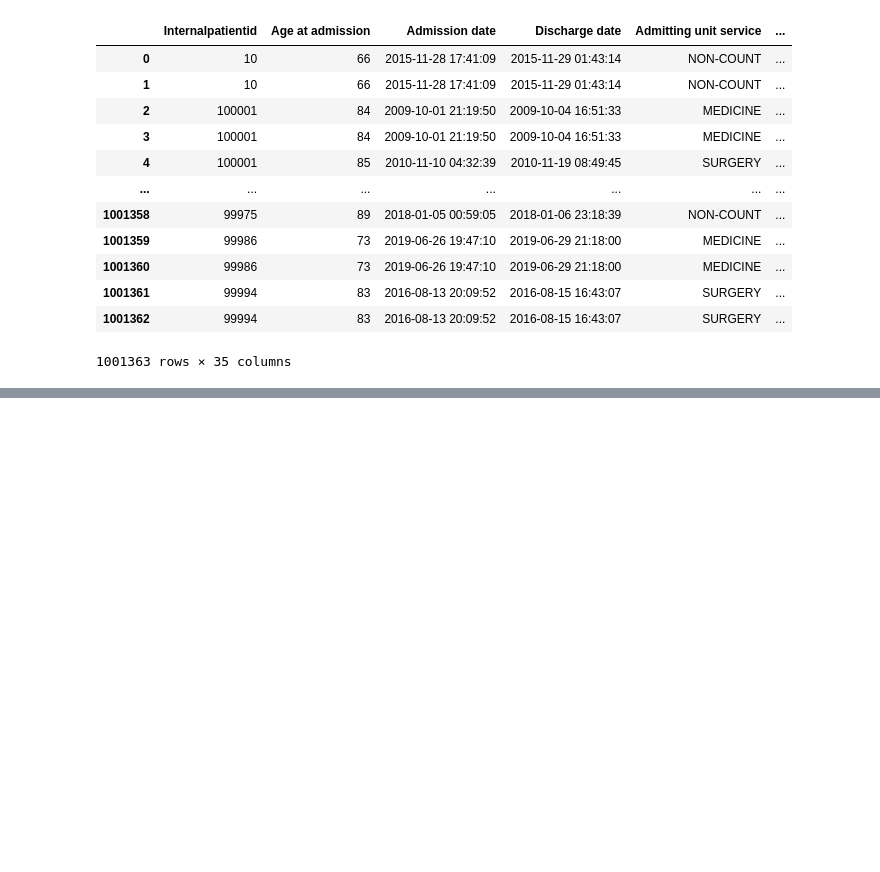
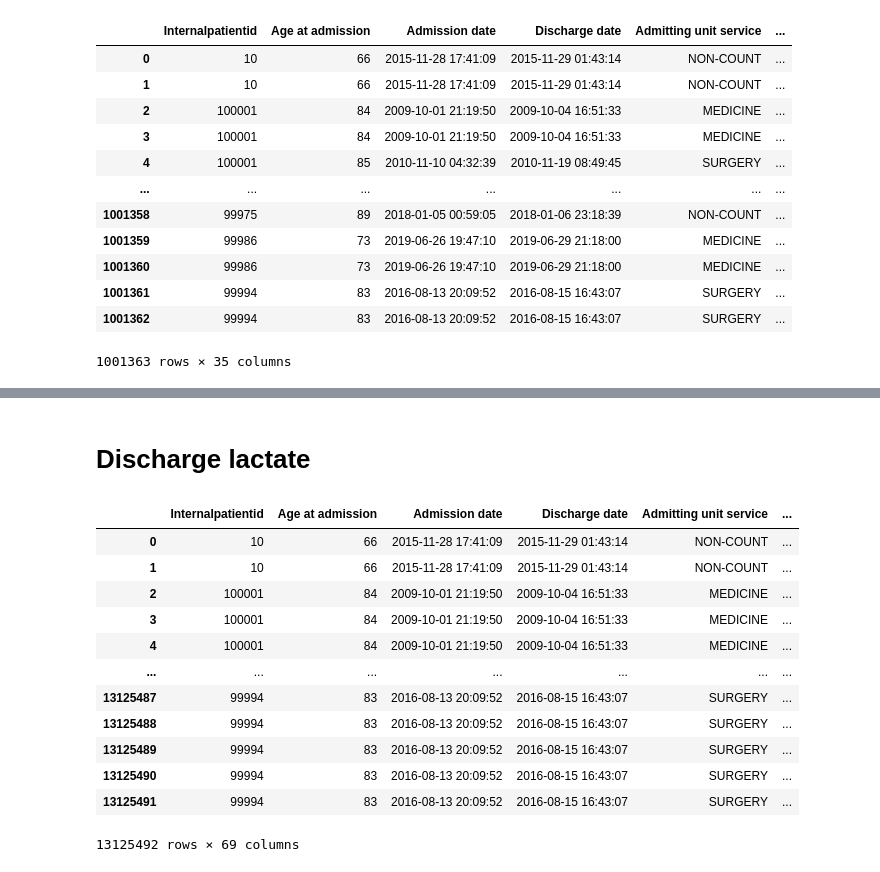
Before and after one commit to victormurcia/VCHAMPS, a Jupyter notebook: VCHAMPS_Gauging_Patient_Sickness_During_Hospitalization.ipynb, the cells around one changed output, grey strips where cells are left out. Cells and saved outputs as stored; diff of their text form; code cells hidden in the pictures; blank space fills up the shorter version.

```diff
--- a/VCHAMPS_Gauging_Patient_Sickness_During_Hospitalization.ipynb
+++ b/VCHAMPS_Gauging_Patient_Sickness_During_Hospitalization.ipynb
@@ -1179,0 +1277,37 @@ inpatient_admissions_df
+# %% [markdown]
+# Discharge lactate
+# %%
+# Step 1: Filter rows with 'desc' entry of 'cr'
+filtered_df = merged_df[merged_df['concept'] == 'lactate']
+
+# Step 2: Find the latest 'Discharge date' for each encounter
+latest_discharge_dates = filtered_df.groupby('Encounter ID')['Discharge date'].max().reset_index()
+
+# Step 3: Find the latest 'Lab test date' up to 24 hours after 'Discharge date' for each encounter
+def find_latest_lab_test(df):
+    max_lab_date = df['Lab test date'].max()
+    max_discharge_date = df['Discharge date'].max()
+    if max_lab_date <= max_discharge_date + timedelta(hours=24):
+        return df.loc[df['Lab test date'] == max_lab_date, 'Result numeric'].iloc[0]
+    return None
+
+discharge_creatinine = filtered_df.groupby('Encounter ID').apply(find_latest_lab_test).reset_index(name='discharge_lactate')
+
+# Merge the 'discharge_creatinine' column back into the original merged_df
+merged_df = pd.merge(merged_df, discharge_creatinine, on='Encounter ID', how='left')
+
+merged_df
+# %% [output]
+|  | Internalpatientid | Age at admission | Admission date | Discharge date | Admitting unit service | ... |
+| 0 | 10 | 66 | 2015-11-28 17:41:09 | 2015-11-29 01:43:14 | NON-COUNT | ... |
+| 1 | 10 | 66 | 2015-11-28 17:41:09 | 2015-11-29 01:43:14 | NON-COUNT | ... |
+| 2 | 100001 | 84 | 2009-10-01 21:19:50 | 2009-10-04 16:51:33 | MEDICINE | ... |
+| 3 | 100001 | 84 | 2009-10-01 21:19:50 | 2009-10-04 16:51:33 | MEDICINE | ... |
+| 4 | 100001 | 84 | 2009-10-01 21:19:50 | 2009-10-04 16:51:33 | MEDICINE | ... |
+| ... | ... | ... | ... | ... | ... | ... |
+| 13125487 | 99994 | 83 | 2016-08-13 20:09:52 | 2016-08-15 16:43:07 | SURGERY | ... |
+| 13125488 | 99994 | 83 | 2016-08-13 20:09:52 | 2016-08-15 16:43:07 | SURGERY | ... |
+| 13125489 | 99994 | 83 | 2016-08-13 20:09:52 | 2016-08-15 16:43:07 | SURGERY | ... |
+| 13125490 | 99994 | 83 | 2016-08-13 20:09:52 | 2016-08-15 16:43:07 | SURGERY | ... |
+| 13125491 | 99994 | 83 | 2016-08-13 20:09:52 | 2016-08-15 16:43:07 | SURGERY | ... |
+13125492 rows × 69 columns
```
Also changed, not shown: parts of 27 cells of this notebook.
